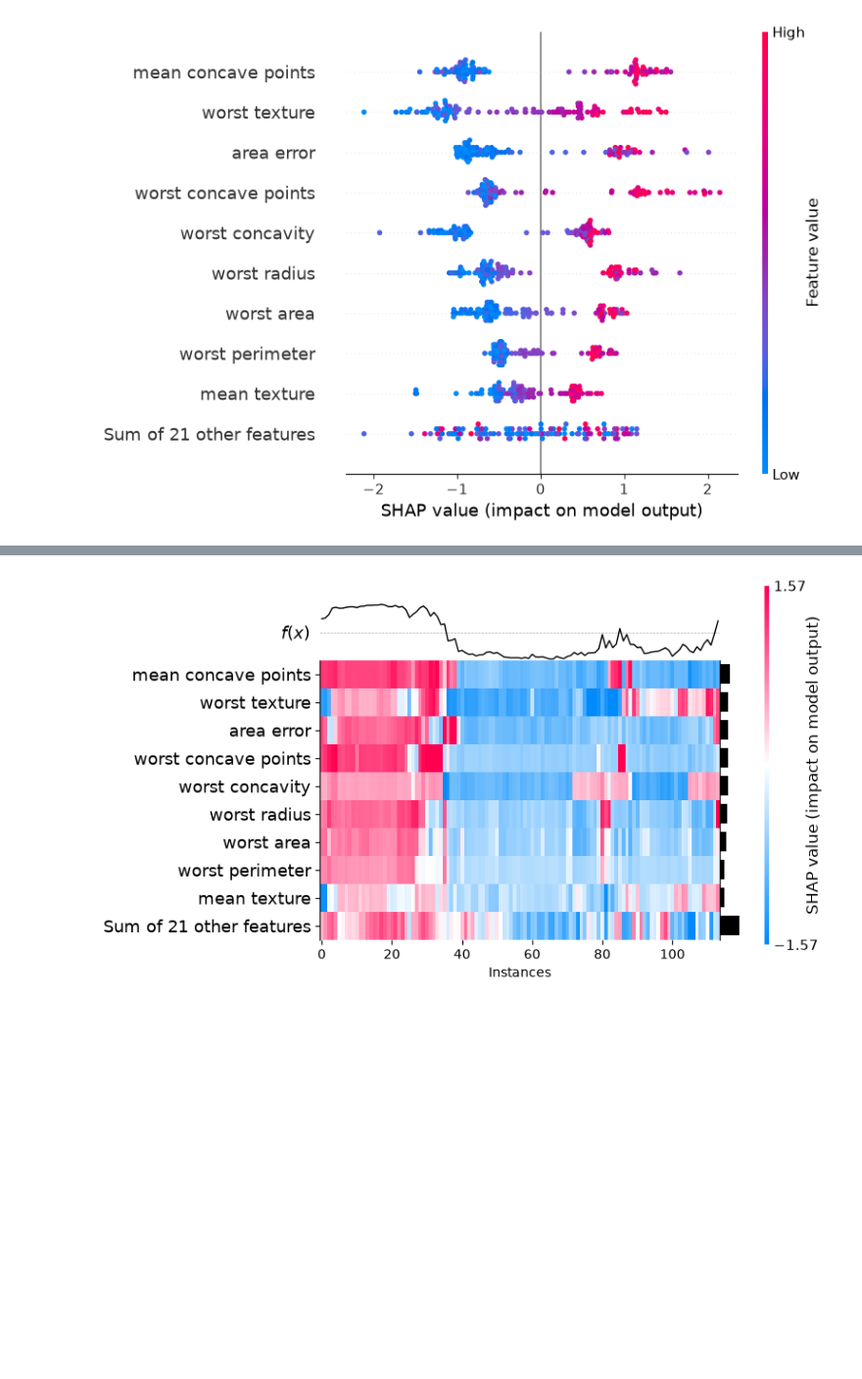
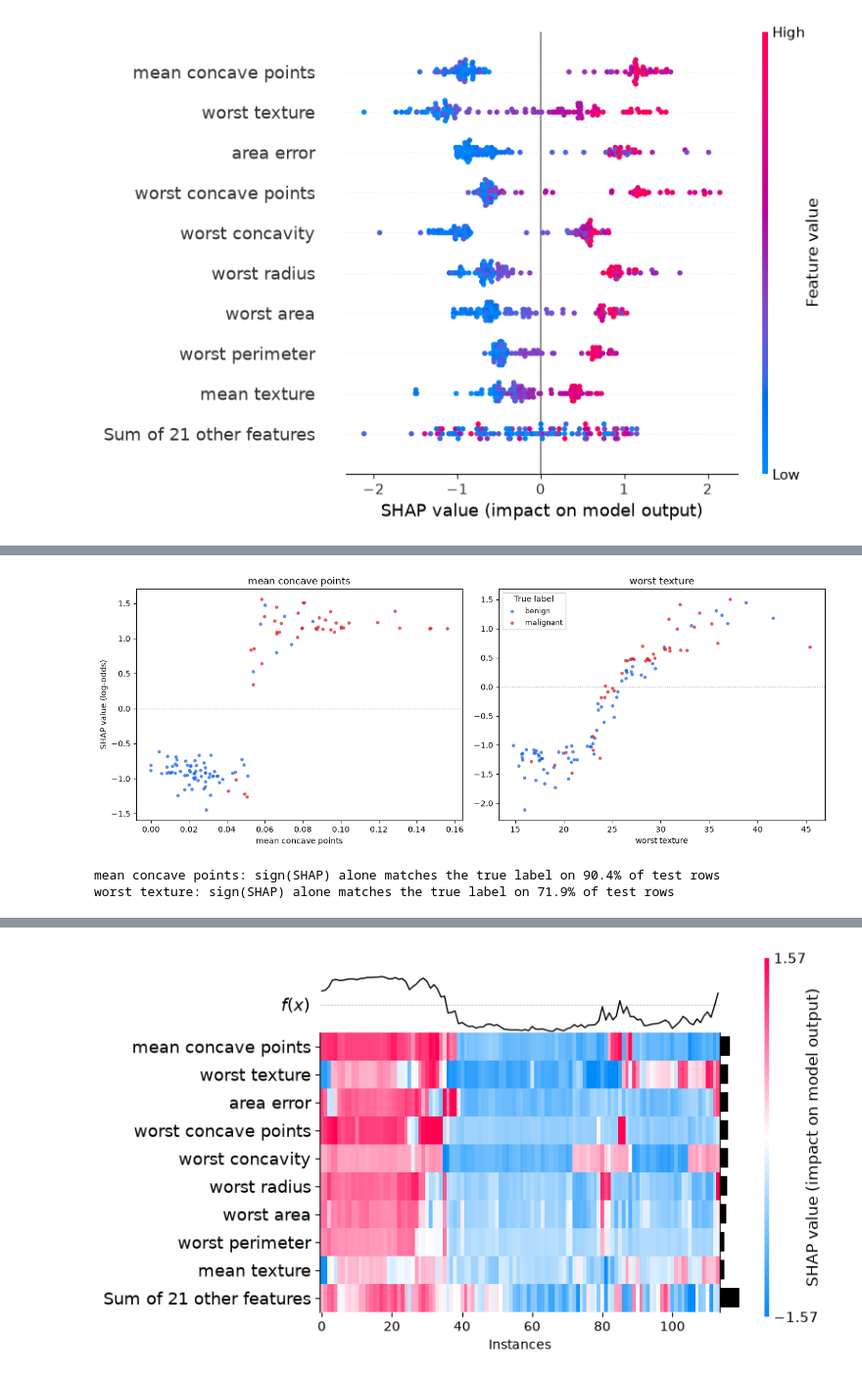
Before and after one commit to 93lorenzo/data_science_stuff_I_wish_I_knew_sooner, a Jupyter notebook: 4-model-explainability-with-shap-and-monotonic-constraints/4-Model-Explainability-With-SHAP-and-Monotonic-Constraints.ipynb, the cells around one changed output, grey strips where cells are left out. Shown at 98% size. Saved outputs shown, nothing was run; the diff lists cells and outputs as text; code cells hidden in the pictures; blank space fills up the shorter version.

Commit message:
refactor:update with latest descriptions and plot
Co-Authored-By: Claude Sonnet 5 <noreply@anthropic.com>

```diff
--- a/4-model-explainability-with-shap-and-monotonic-constraints/4-Model-Explainability-With-SHAP-and-Monotonic-Constraints.ipynb
+++ b/4-model-explainability-with-shap-and-monotonic-constraints/4-Model-Explainability-With-SHAP-and-Monotonic-Constraints.ipynb
@@ -161,0 +172,36 @@ feature quietly interacting with it?* The next two plots answer exactly those tw
+# %%
+LABEL_SCATTER_FEATURES = ["mean concave points", "worst texture"]
+label_colors = {0: "#2563eb", 1: "#dc2626"}
+label_names = {0: "benign", 1: "malignant"}
+
+fig, axes = plt.subplots(1, 2, figsize=(13, 5))
+
+for ax, feature in zip(axes, LABEL_SCATTER_FEATURES):
+    feature_values = X_test[feature].values
+    feature_shap = shap_values[:, feature].values
+
+    for label in (0, 1):
+        mask = y_test.values == label
+        ax.scatter(
+            feature_values[mask], feature_shap[mask],
+            s=18, alpha=0.75, color=label_colors[label],
+            label=label_names[label], edgecolors="none",
+        )
+    ax.axhline(0, color="gray", linewidth=0.8, linestyle=":")
+    ax.set_xlabel(feature)
+    ax.set_title(feature)
+
+axes[0].set_ylabel("SHAP value (log-odds)")
+axes[1].legend(title="True label", loc="upper left", fontsize=9)
+plt.tight_layout()
+plt.savefig("img/label_scatter.png", dpi=150, bbox_inches="tight")
+plt.show()
+
+for feature in LABEL_SCATTER_FEATURES:
+    feature_shap = shap_values[:, feature].values
+    agreement = ((feature_shap > 0) == (y_test.values == 1)).mean()
+    print(f"{feature}: sign(SHAP) alone matches the true label on {agreement:.1%} of test rows")
+# %% [output]
+[figure, added]
+mean concave points: sign(SHAP) alone matches the true label on 90.4% of test rows
+worst texture: sign(SHAP) alone matches the true label on 71.9% of test rows
```
Also changed, not shown: parts of 16 cells of this notebook, 14 other files.
